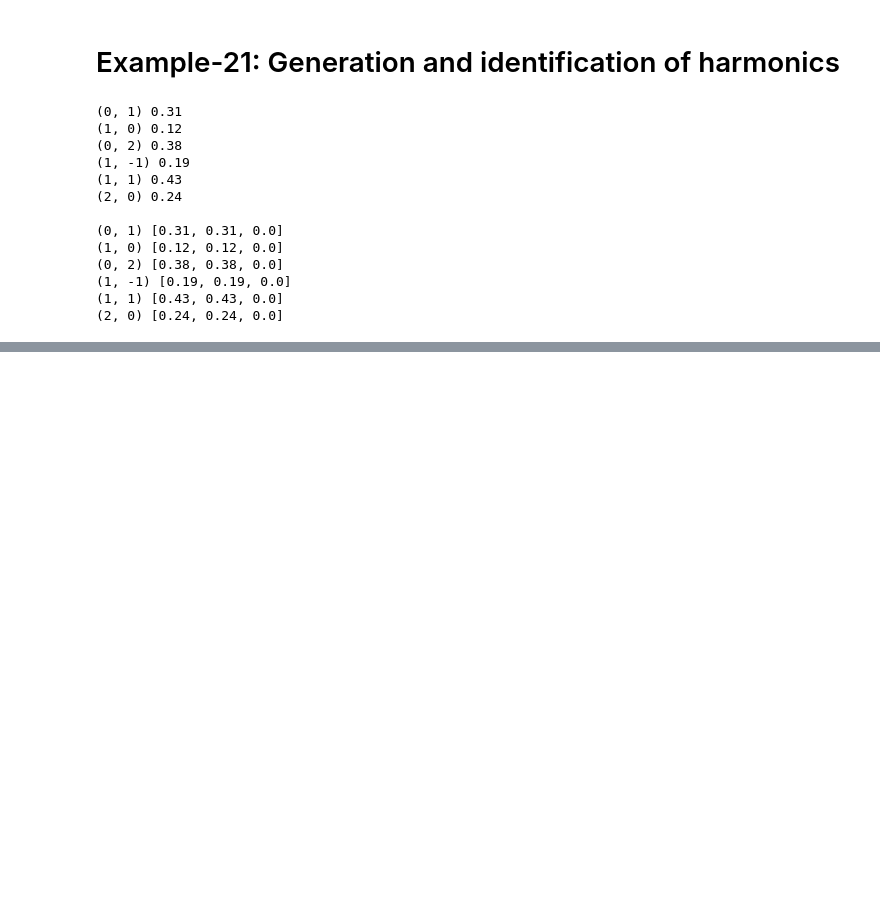
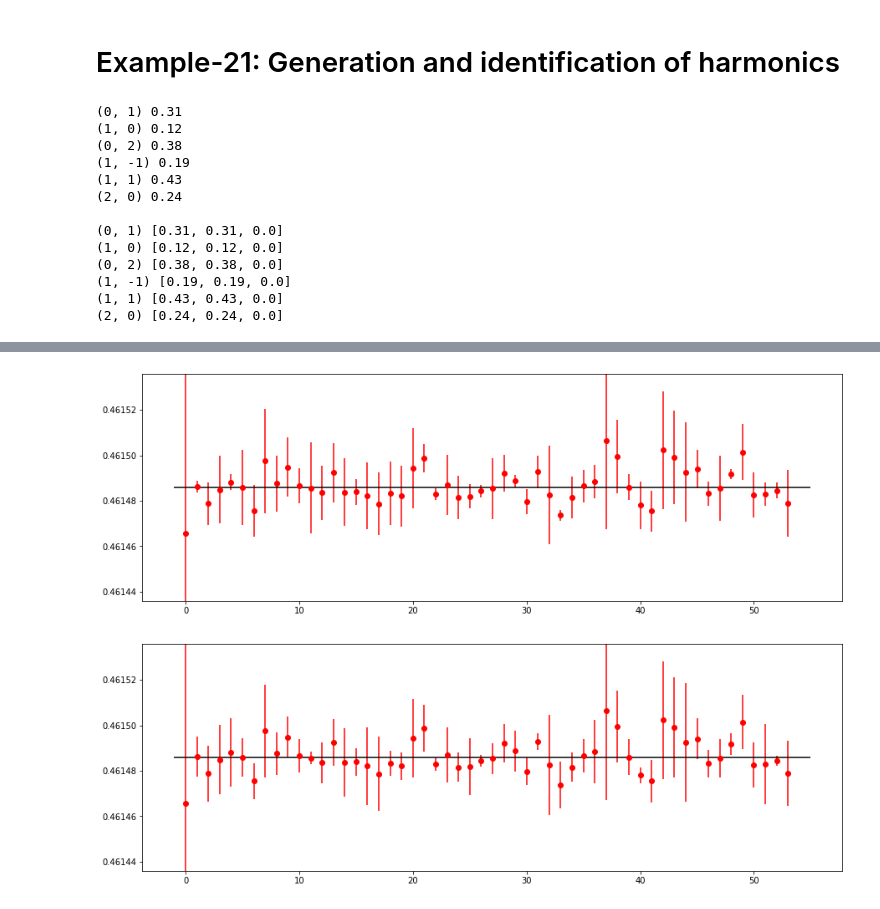
Before and after one commit to i-a-morozov/harmonica, a Jupyter notebook: nb_frequency.ipynb, the cells around one changed output, grey strips where cells are left out. Saved outputs shown, nothing was run; the diff lists cells and outputs as text; code cells hidden in the pictures; blank space fills up the shorter version.

```diff
--- a/nb_frequency.ipynb
+++ b/nb_frequency.ipynb
@@ -1441,0 +1568,45 @@ for key, value in Frequency.identify(order, basis, frequencies).items():
+# %%
+# Estimate spread from fit
+
+# Load data
+
+win = Window(1024, 'cosine_window', 2.0, dtype=dtype, device=device)
+tbt = Data.from_tensor(win, torch.tensor(numpy.load('virtual_tbt.npy')[:, :len(win)]))
+Data.add_noise(tbt.data, std)
+tbt.reset()
+
+# Compute frequencies
+
+f = Frequency(tbt)
+f('parabola')
+
+# Fit (ols)
+
+out = f.task_fit(window=True, size=32, mode='ols')
+
+# Set fitted frequencies and spread
+
+m3, s3 = out.T
+
+plt.figure(figsize=(15, 5))
+plt.errorbar(range(54), m3, yerr=s3, c='red', fmt='o')
+plt.ylim((m_ref - 5.0E-5, m_ref + 5.0E-5))
+plt.hlines(m_ref, -1, 55, colors='black')
+plt.show()
+
+# Fit (wls)
+
+out = f.task_fit(window=True, size=32, mode='wls', std=std)
+
+# Set fitted frequencies and spread
+
+m3, s3 = out.T
+
+plt.figure(figsize=(15, 5))
+plt.errorbar(range(54), m3, yerr=s3, c='red', fmt='o')
+plt.ylim((m_ref - 5.0E-5, m_ref + 5.0E-5))
+plt.hlines(m_ref, -1, 55, colors='black')
+plt.show()
+# %% [output]
+[figure, added]
+[figure, added]
```
Also changed, not shown: parts of 11 cells of this notebook, 2 other files.
